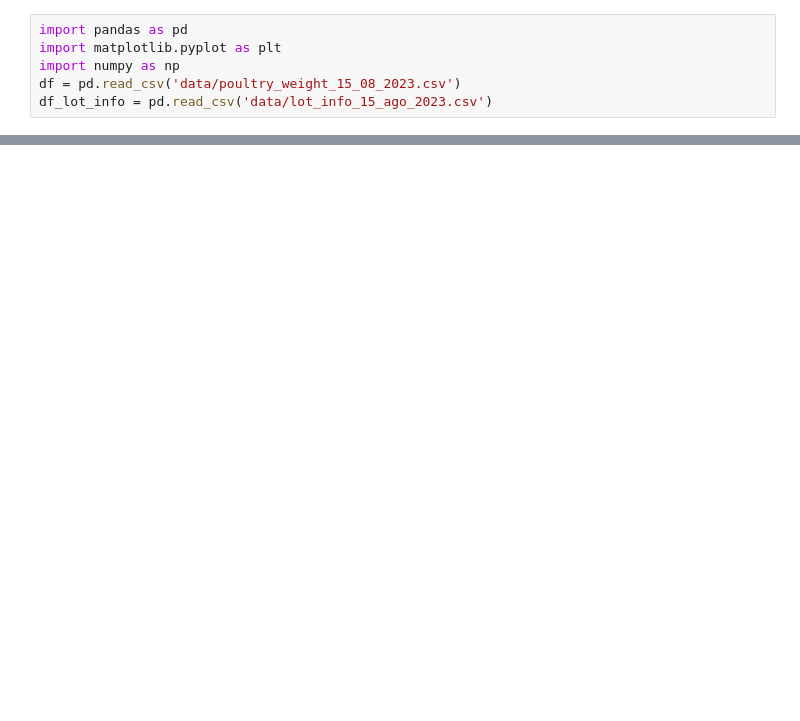
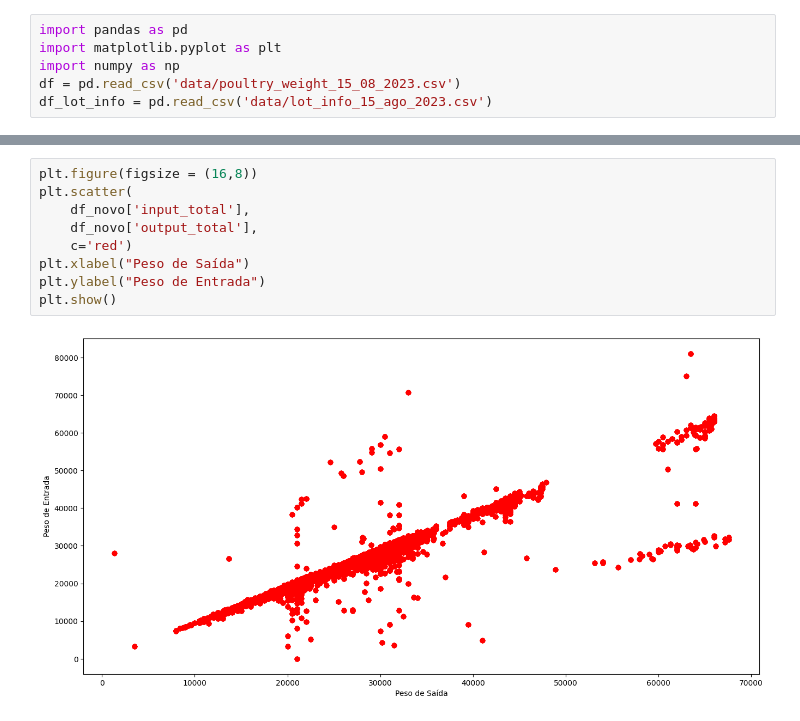
Before and after one commit to EveSantos/tcc, a Jupyter notebook: nova_base.ipynb, the cells around one changed output, grey strips where cells are left out. Saved outputs shown, nothing was run; the diff lists cells and outputs as text; blank space fills up the shorter version.

```diff
--- a/nova_base.ipynb
+++ b/nova_base.ipynb
@@ -143,0 +271,11 @@ Name: count, Length: 3792, dtype: int64
+# %%
+plt.figure(figsize = (16,8))
+plt.scatter(
+    df_novo['input_total'],
+    df_novo['output_total'],
+    c='red')
+plt.xlabel("Peso de Saída")
+plt.ylabel("Peso de Entrada")
+plt.show()
+# %% [output]
+[figure, added]
```
Also changed, not shown: parts of 30 cells of this notebook, 2 other files.
